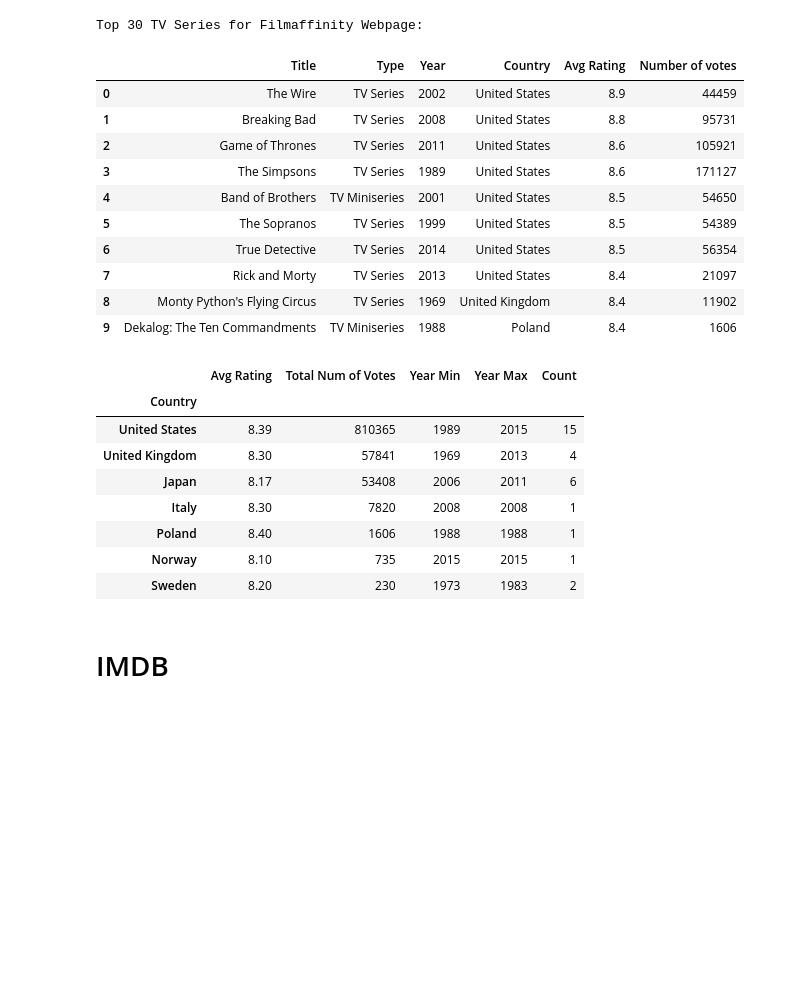
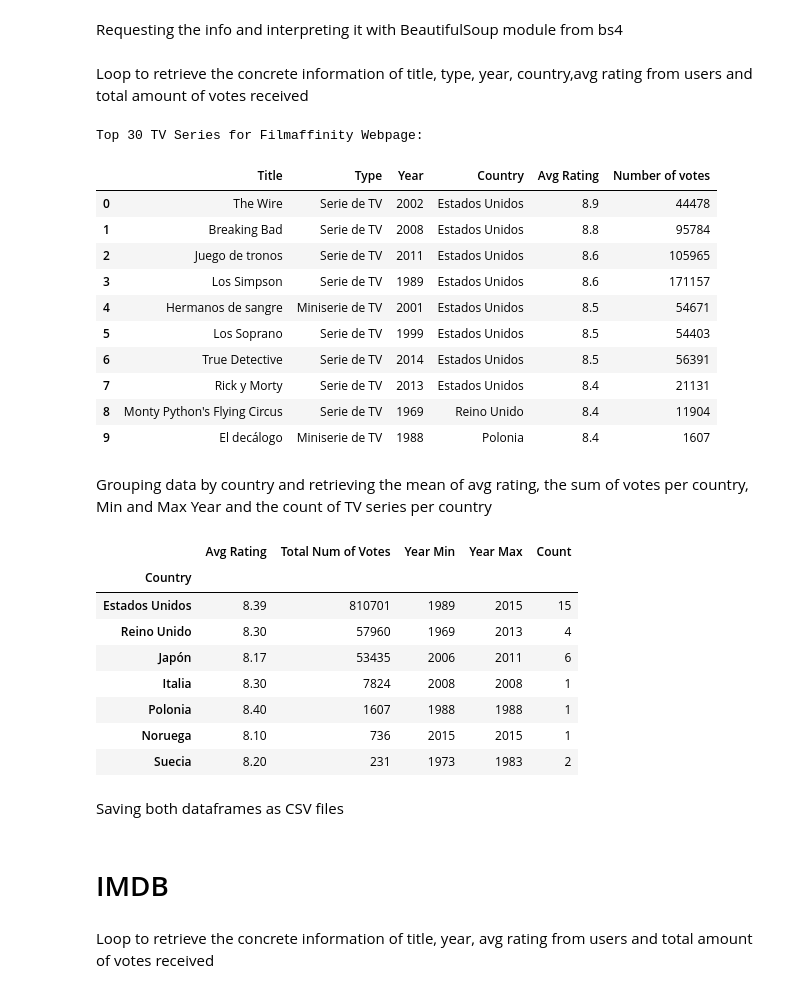
Before and after one commit to ironhack-datalabs/mad-oct-2018, a Jupyter notebook: module-1/web-project/your-code/FILMAFFINITY_WEB_SCRAPING.ipynb, the cells around one changed output. Cells and saved outputs as stored; diff of their text form; code cells hidden in the pictures; blank space fills up the shorter version.

```diff
--- a/module-1/web-project/your-code/FILMAFFINITY_WEB_SCRAPING.ipynb
+++ b/module-1/web-project/your-code/FILMAFFINITY_WEB_SCRAPING.ipynb
@@ -14,4 +22,7 @@ import numpy as np
 # %%
-url='https://www.filmaffinity.com/en/topgen.php?genre=TV_SE&country=&fromyear=&toyear=&nodoc&limit=100'
+# Filmaffinity url for top TV series ever
+url='https://www.filmaffinity.com/es/topgen.php?genre=TV_SE&country=&fromyear=&toyear=&nodoc'
+# %% [markdown]
+Requesting the info and interpreting it with BeautifulSoup module from bs4
 # %%
 request=requests.get(url).content
@@ -20,58 +30,70 @@ soup = BeautifulSoup(request,"lxml")
+# %% [markdown]
+Loop to retrieve the concrete information of title, type, year, country,avg rating from users and total amount of votes received
 # %%
 counter=0
 titlinfo=[]
 rating=[]
+# <ul> elements are the ones with TV series info
 for item in soup.find_all('ul'):
 
+    # Title, type, year and country info
     a=item.find_all('li',{'class':'content'})
+    # Avg rating
     b=item.find_all('div',{'class':'avg-rating'})
+    # Total amount of votes
     c=item.find_all('div',{'class':'rat-count'})
 
     if a!=[] and b!=[] and c!=[]:
         counter+=1
+        # Title, type, year
         at=a[0].find('div',attrs={'class':'mc-title'}).get_text().replace(')','').split('(')
+        # Country
         ac=a[0].find('div',attrs={'class':'mc-title'}).select('img')[0].attrs['title']
-        act=a[0].find('div',{'class':'credits'})
         if len(at)>3:
             titlinfo.append([at[0].strip(),at[-2].strip(),at[-1].strip(),ac.strip()])
         else:
             titlinfo.append([at[0].strip(),at[1].strip(),at[2].strip(),ac.strip()])
-        avg_rating=b[0].get_text().strip()
-        num_rat=c[0].get_text().strip().replace(',','')
+        avg_rating=b[0].get_text().strip().replace(',','.')
+        num_rat=c[0].get_text().strip().replace('.','')
         rating.append([avg_rating,num_rat])
 
 filmaffinity_tv_series=pd.DataFrame(np.c_[titlinfo,rating],columns=['Title','Type','Year','Country','Avg Rating','Number of votes']).drop_duplicates(subset='Title').reset_index(drop=True)
 filmaffinity_tv_series['Number of votes']=filmaffinity_tv_series['Number of votes'].astype('int64')
 filmaffinity_tv_series['Avg Rating']=filmaffinity_tv_series['Avg Rating'].astype('float32')
 filmaffinity_tv_series['Year']=filmaffinity_tv_series['Year'].astype('int32')
 print(chr(27)+"[1;31m"+"Top %s TV Series for Filmaffinity Webpage: " %int(len(filmaffinity_tv_series)))
 display(filmaffinity_tv_series.head(10))
 # %% [output]
 Top 30 TV Series for Filmaffinity Webpage:
 |  | Title | Type | Year | Country | Avg Rating | Number of votes |
-| 0 | The Wire | TV Series | 2002 | United States | 8.9 | 44459 |
-| 1 | Breaking Bad | TV Series | 2008 | United States | 8.8 | 95731 |
-| 2 | Game of Thrones | TV Series | 2011 | United States | 8.6 | 105921 |
-| 3 | The Simpsons | TV Series | 1989 | United States | 8.6 | 171127 |
-| 4 | Band of Brothers | TV Miniseries | 2001 | United States | 8.5 | 54650 |
-| 5 | The Sopranos | TV Series | 1999 | United States | 8.5 | 54389 |
-| 6 | True Detective | TV Series | 2014 | United States | 8.5 | 56354 |
-| 7 | Rick and Morty | TV Series | 2013 | United States | 8.4 | 21097 |
-| 8 | Monty Python's Flying Circus | TV Series | 1969 | United Kingdom | 8.4 | 11902 |
-| 9 | Dekalog: The Ten Commandments | TV Miniseries | 1988 | Poland | 8.4 | 1606 |
+| 0 | The Wire | Serie de TV | 2002 | Estados Unidos | 8.9 | 44478 |
+| 1 | Breaking Bad | Serie de TV | 2008 | Estados Unidos | 8.8 | 95784 |
+| 2 | Juego de tronos | Serie de TV | 2011 | Estados Unidos | 8.6 | 105965 |
+| 3 | Los Simpson | Serie de TV | 1989 | Estados Unidos | 8.6 | 171157 |
+| 4 | Hermanos de sangre | Miniserie de TV | 2001 | Estados Unidos | 8.5 | 54671 |
+| 5 | Los Soprano | Serie de TV | 1999 | Estados Unidos | 8.5 | 54403 |
+| 6 | True Detective | Serie de TV | 2014 | Estados Unidos | 8.5 | 56391 |
+| 7 | Rick y Morty | Serie de TV | 2013 | Estados Unidos | 8.4 | 21131 |
+| 8 | Monty Python's Flying Circus | Serie de TV | 1969 | Reino Unido | 8.4 | 11904 |
+| 9 | El decálogo | Miniserie de TV | 1988 | Polonia | 8.4 | 1607 |
+# %% [markdown]
+Grouping data by country and retrieving the mean of avg rating, the sum of votes per country, Min and Max Year and the count of TV series per country
 # %%
 summary=filmaffinity_tv_series.groupby('Country').agg({'Avg Rating':'mean','Number of votes':'sum','Year':['min','max'],'Country':'count'})
 summary.columns=summary.columns.droplevel()
 summary.columns=['Avg Rating','Total Num of Votes','Year Min','Year Max','Count']
 summary=summary.round({'Avg Rating': 2})
-summary.sort_values('Total Num of Votes',ascending=False)
+summary=summary.sort_values('Total Num of Votes',ascending=False)
+summary
 # %% [output]
 |  | Avg Rating | Total Num of Votes | Year Min | Year Max | Count |
 | Country |  |  |  |  |  |
-| United States | 8.39 | 810365 | 1989 | 2015 | 15 |
-| United Kingdom | 8.30 | 57841 | 1969 | 2013 | 4 |
-| Japan | 8.17 | 53408 | 2006 | 2011 | 6 |
-| Italy | 8.30 | 7820 | 2008 | 2008 | 1 |
-| Poland | 8.40 | 1606 | 1988 | 1988 | 1 |
-| Norway | 8.10 | 735 | 2015 | 2015 | 1 |
-| Sweden | 8.20 | 230 | 1973 | 1983 | 2 |
+| Estados Unidos | 8.39 | 810701 | 1989 | 2015 | 15 |
+| Reino Unido | 8.30 | 57960 | 1969 | 2013 | 4 |
+| Japón | 8.17 | 53435 | 2006 | 2011 | 6 |
+| Italia | 8.30 | 7824 | 2008 | 2008 | 1 |
+| Polonia | 8.40 | 1607 | 1988 | 1988 | 1 |
+| Noruega | 8.10 | 736 | 2015 | 2015 | 1 |
+| Suecia | 8.20 | 231 | 1973 | 1983 | 2 |
+# %% [markdown]
+Saving both dataframes as CSV files
@@ -87 +110,3 @@ ap=soupi.find_all('div',{'class':'lister-item-content'})
+# %% [markdown]
+Loop to retrieve the concrete information of title, year, avg rating from users and total amount of votes received
 # %%
```
Also changed, not shown: parts of 21 cells of this notebook, 6 other files.
